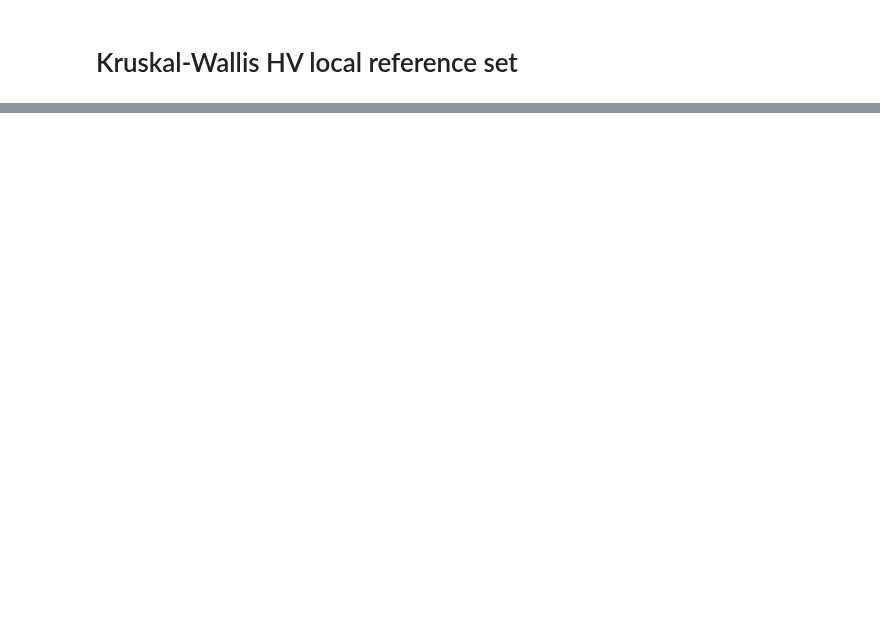
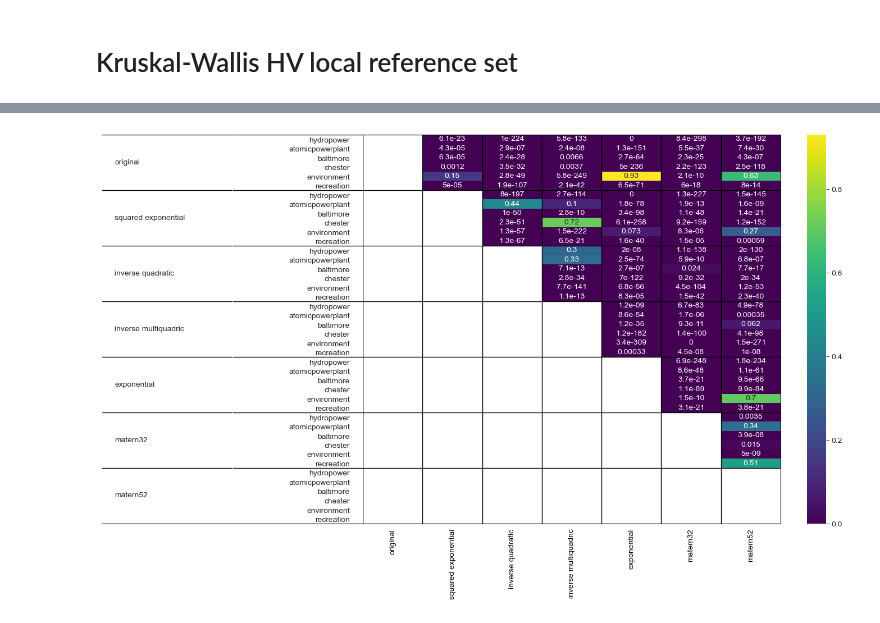
Before and after one commit to JazminZatarain/MUSEH2O, a Jupyter notebook: susquehanna/notebooks/13. Kruskal-Wallis.ipynb, the cells around one changed output, grey strips where cells are left out. Saved outputs shown, nothing was run; the diff lists cells and outputs as text; code cells hidden in the pictures; blank space fills up the shorter version.

Commit message:
kruskal wallis for both cases

```diff
--- a/susquehanna/notebooks/13. Kruskal-Wallis.ipynb
+++ b/susquehanna/notebooks/13. Kruskal-Wallis.ipynb
@@ -353,7 +39,0 @@ for i in rbfd:
-# %%
-df_k = df_kruskal_rec.replace(0, np.nan) < 3.84146
-x = 0
-for i in df_k:
-    x = x + df_k[i].values.sum()
-print(x)
-df_k
@@ -444,0 +40,10 @@ matern52 & 0.0 & 0.13 & 0.0 & 0.0 & 0.0 & 0.77 & 1.0 \\
+# %%
+rbf_names = [rbf.__name__ for rbf in rbfs]
+rbf_names_cleaned = [' '.join(rbf.split('_')[0:-1]) for rbf in rbf_names]
+
+refsets = {}
+for rbf, name in zip(rbf_names, rbf_names_cleaned):
+    df_hv_data = pd.read_csv(f"refsets/{rbf}_refset.csv")
+    refsets[name] = df_hv_data
+# %%
+objectives = refsets['original'].columns.values.tolist()
@@ -444,0 +75,61 @@ matern52 & 0.0 & 0.13 & 0.0 & 0.0 & 0.0 & 0.77 & 1.0 \\
+# %%
+import matplotlib as mpl
+
+gs = mpl.gridspec.GridSpec(
+    1, 3, wspace=0, hspace=0, width_ratios=[1, 1, 4]
+)
+
+n_obj = len(objectives)
+n_rbf = len(rbfs)
+
+sns.set_style('white')
+
+fig = plt.figure(figsize=(18,9))
+
+ax1 =  fig.add_subplot(gs[0, 0])
+ax2 =  fig.add_subplot(gs[0, 1])
+ax3 =  fig.add_subplot(gs[0, 2])
+
+ax1.set_ylim(ymin=0, ymax=n_rbf*n_obj)
+ax1.set_xlim(xmin=0, xmax=1)
+
+ax2.set_ylim(ymin=0, ymax=n_rbf*n_obj)
+ax2.set_xlim(xmin=0, xmax=1)
+
+for ax in [ax1, ax2]:
+    for spine in ['left', 'right']:
+        ax.spines[spine].set_color("white")
+    ax.set_xticks([])
+    ax.set_yticks([])
+
+
+# y labels rbfs
+for i, rbf in enumerate(rbf_names_cleaned[::-1]):
+    ax1.text(0.1, (i*n_obj)+n_obj/2, rbf, va='center')
+
+    # y labels outcomes
+    for j, obj in enumerate(objectives[::-1]):
+        ax2.text(0.9, (i*n_obj)+(j), obj, va='bottom', ha='right')
+
+
+sns.heatmap(results, annot=True, cmap='viridis', ax=ax3, mask=(results==-1), vmin=0)
+
+for i in range(0, n_obj*(n_rbf+1), n_obj):
+    ax3.plot([0, n_rbf], [i, i], lw=1, color="black")
+    ax1.plot([0, 1], [i, i], lw=1, color="black")
+    ax2.plot([0, 1], [i, i], lw=1, color="black")
+
+for i in range(0, (len(rbfs)+1)):
+    ax3.plot([i, i], [0, n_obj*n_rbf], lw=1, color="black")
+
+ax3.tick_params(axis='x', colors='black')
+
+ax3.spines['bottom'].set_visible(True)
+ax3.spines['right'].set_visible(True)
+ax3.set_yticks([])
+ax3.set_ylabel('')
+
+
+plt.show()
+# %% [output]
+[figure, added]
```
Also changed, not shown: parts of 34 cells of this notebook, 2 other files.
